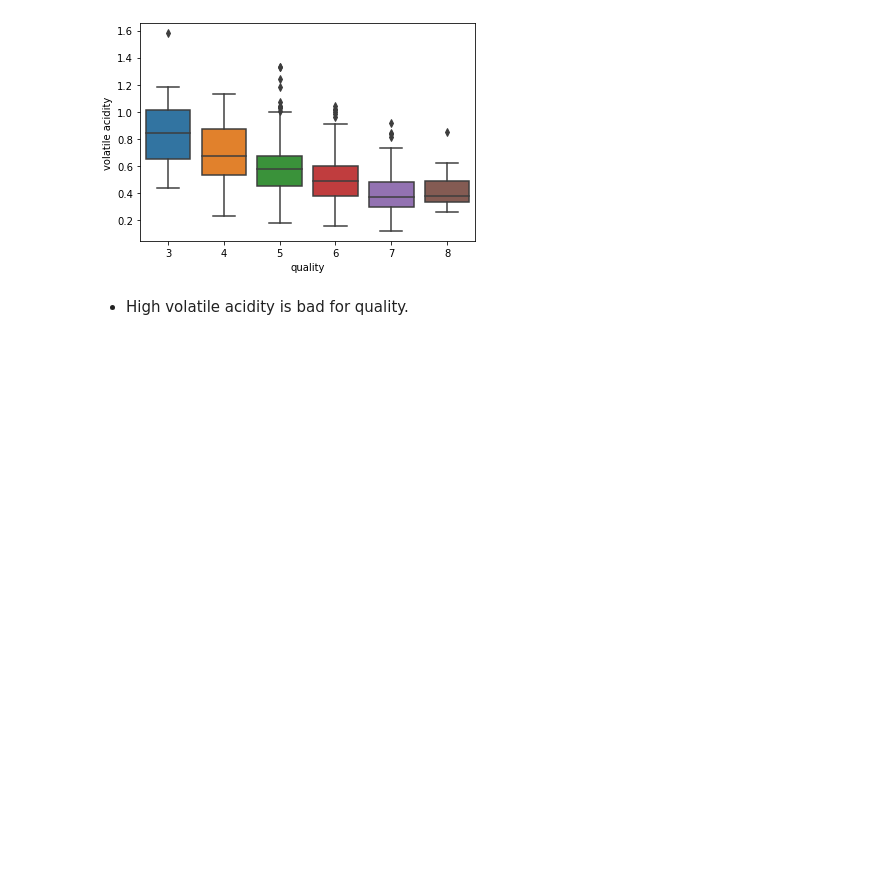
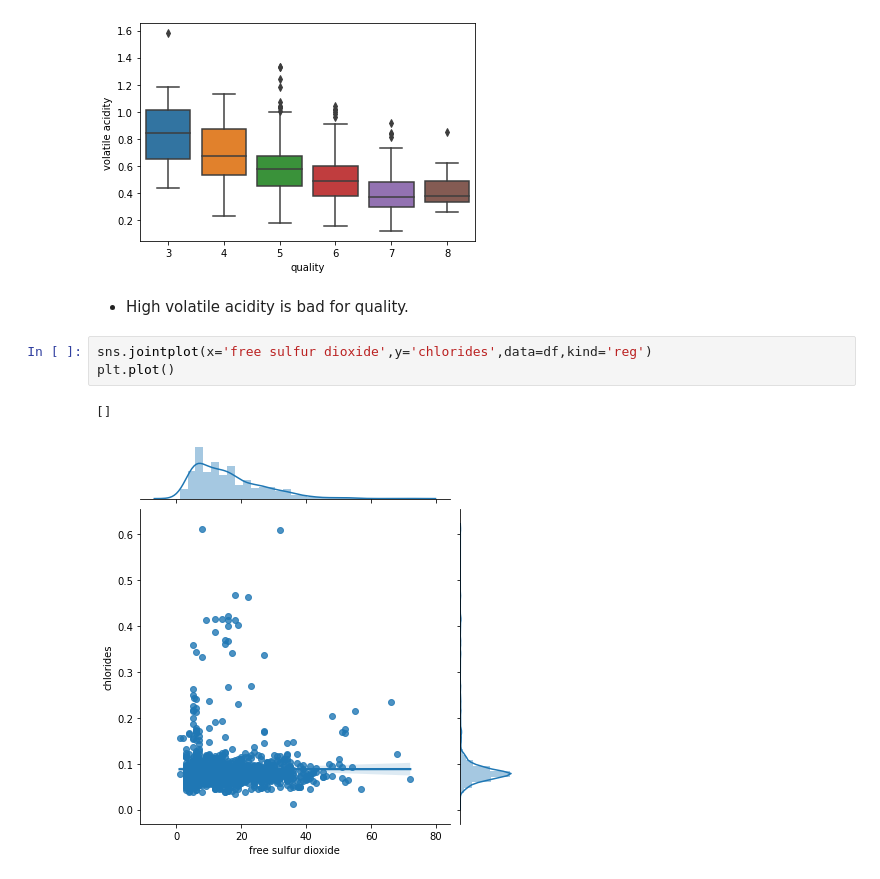
Before and after one commit to BhardwajAnshul/Springboard, a Jupyter notebook: Capstone Project 2/2. EDA/EDA.ipynb, the cells around one changed output. Cells and saved outputs as stored; diff of their text form; blank space fills up the shorter version.

```diff
--- a/Capstone Project 2/2. EDA/EDA.ipynb
+++ b/Capstone Project 2/2. EDA/EDA.ipynb
@@ -124,3 +125,9 @@ sns.boxplot(x='quality', y='volatile acidity', data=df)
 [figure]
 # %% [markdown]
 - High volatile acidity is bad for quality.
+# %%
+sns.jointplot(x='free sulfur dioxide',y='chlorides',data=df,kind='reg')
+plt.plot()
+# %% [output]
+[]
+[figure, added]
```
Also changed, not shown: parts of 2 cells of this notebook, 5 other files.
